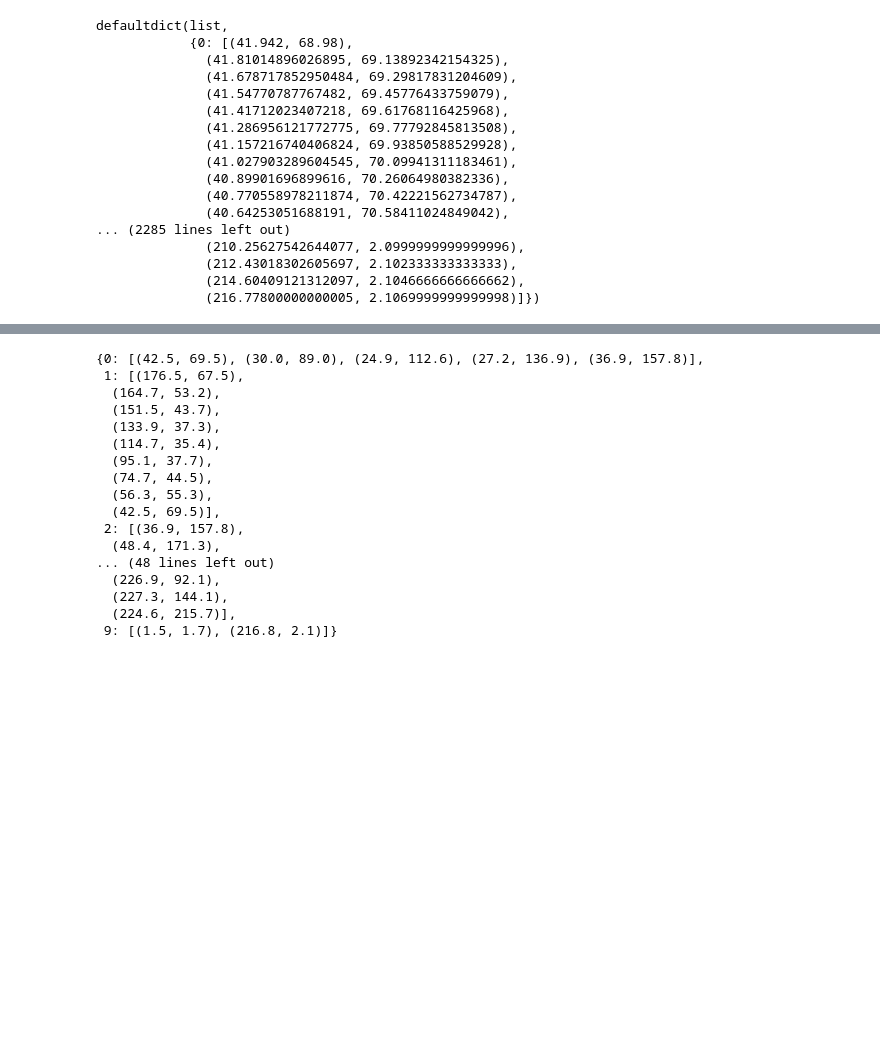
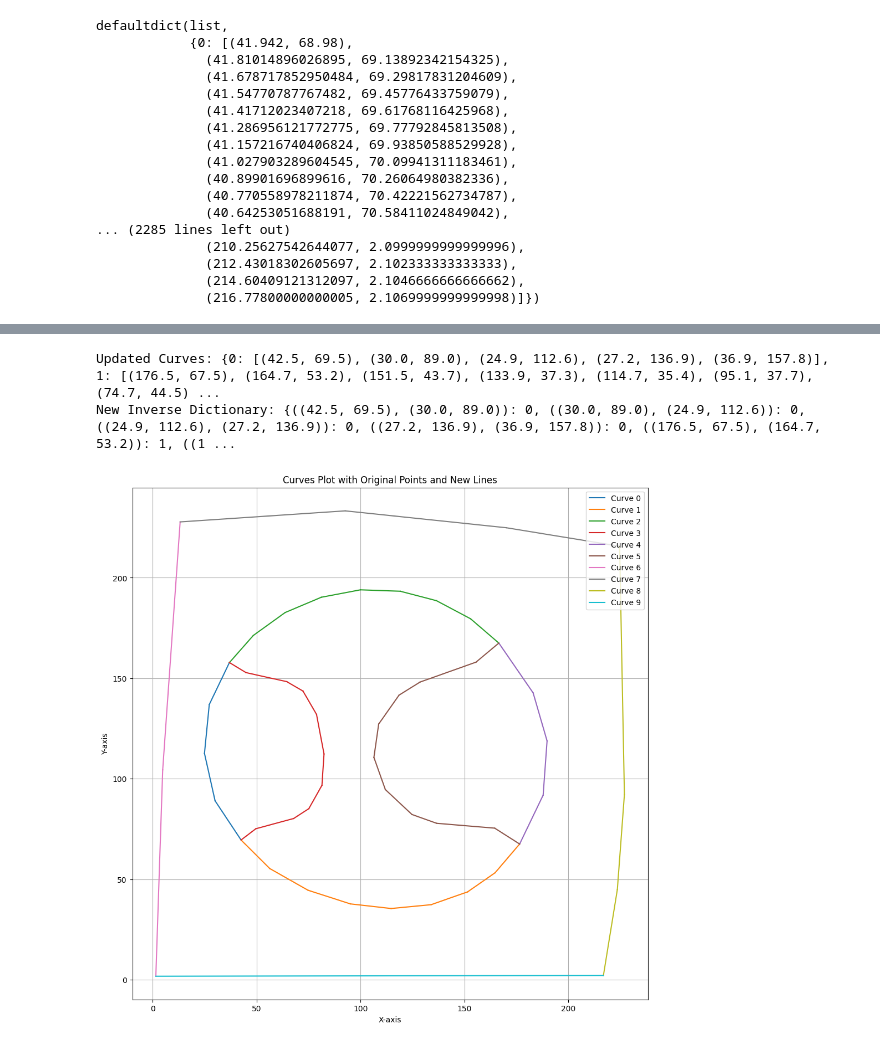
Before and after one commit to shubhamshinde6762/Adobe_Gensolve, a Jupyter notebook: all_integrated.ipynb, the cells around one changed output, grey strips where cells are left out. Cells and saved outputs as stored; diff of their text form; code cells hidden in the pictures; blank space fills up the shorter version.

```diff
--- a/all_integrated.ipynb
+++ b/all_integrated.ipynb
@@ -190,26 +187,60 @@ def update_endpoints_with_midpoints(curves, threshold=1.0):
 
     return updated_curves
 
+def update_inverse_dict(curves, inverse_dict, threshold=1.0):
+    """Update the inverse dictionary with the new curve endpoints."""
+    new_inverse_dict = {}
+
+    # Recreate the inverse dictionary based on updated curves
+    for index, points in curves.items():
+        for i in range(len(points) - 1):
+            start_point = tuple(points[i])
+            end_point = tuple(points[i + 1])
+            line_key = (start_point, end_point)
+            new_inverse_dict[line_key] = index
+
+    return new_inverse_dict
+
+
+epsilon = 1.5
+simplified_curves, inverse_dict = simplify_curves(curves, epsilon)
+
 threshold = 5.0
+updated_curves = update_endpoints_with_midpoints(simplified_curves, threshold)
+new_inverse_dict = update_inverse_dict(updated_curves, inverse_dict, threshold)
 
-updated_curves = update_endpoints_with_midpoints(simplified_curves, threshold)
-updated_curves
+print("Updated Curves:", updated_curves)
+print("New Inverse Dictionary:", new_inverse_dict)
+inverse_dict = new_inverse_dict
 # %% [output]
-{0: [(42.5, 69.5), (30.0, 89.0), (24.9, 112.6), (27.2, 136.9), (36.9, 157.8)],
- 1: [(176.5, 67.5),
-  (164.7, 53.2),
-  (151.5, 43.7),
-  (133.9, 37.3),
-  (114.7, 35.4),
-  (95.1, 37.7),
-  (74.7, 44.5),
-  (56.3, 55.3),
-  (42.5, 69.5)],
- 2: [(36.9, 157.8),
-  (48.4, 171.3),
-... (48 lines left out)
-  (226.9, 92.1),
-  (227.3, 144.1),
-  (224.6, 215.7)],
- 9: [(1.5, 1.7), (216.8, 2.1)]}
+Updated Curves: {0: [(42.5, 69.5), (30.0, 89.0), (24.9, 112.6), (27.2, 136.9), (36.9, 157.8)], 1: [(176.5, 67.5), (164.7, 53.2), (151.5, 43.7), (133.9, 37.3), (114.7, 35.4), (95.1, 37.7), (74.7, 44.5) ...
+New Inverse Dictionary: {((42.5, 69.5), (30.0, 89.0)): 0, ((30.0, 89.0), (24.9, 112.6)): 0, ((24.9, 112.6), (27.2, 136.9)): 0, ((27.2, 136.9), (36.9, 157.8)): 0, ((176.5, 67.5), (164.7, 53.2)): 1, ((1 ...
+# %%
+import matplotlib.pyplot as plt
+
+
+curve_colors = {}
+for line_key, curve_num in inverse_dict.items():
+    if curve_num not in curve_colors:
+        curve_colors[curve_num] = plt.cm.tab10(len(curve_colors))
+
+plt.figure(figsize=(12, 12))
+
+for index, points in curves.items():
+    x_values, y_values = zip(*points)
+    # plt.scatter(x_values, y_values, label=f'Original Points Curve {index}',linestyle='--')
+
+for line_key, curve_num in inverse_dict.items():
+    start, end = line_key
+    color = curve_colors[curve_num]
+    plt.plot([start[0], end[0]], [start[1], end[1]], color=color, label=f'Curve {curve_num}' if f'Curve {curve_num}' not in plt.gca().get_legend_handles_labels()[1] else "", linestyle='-')
+
+plt.xlabel('X-axis')
+plt.ylabel('Y-axis')
+plt.title('Curves Plot with Original Points and New Lines')
+plt.legend()
+plt.grid(True)
+plt.show()
+# %% [output]
+[figure, added]
 # %%
```
Also changed, not shown: parts of 7 cells of this notebook, 2 other files.
